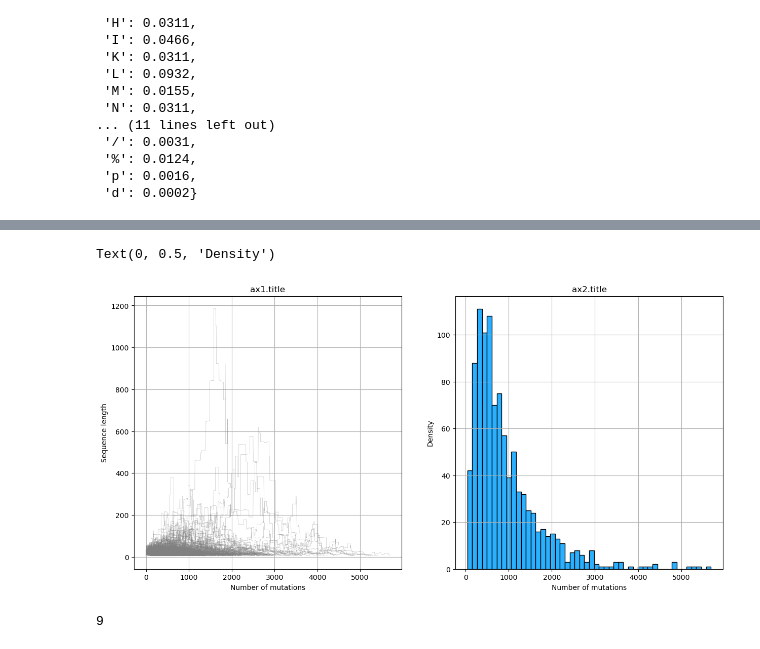
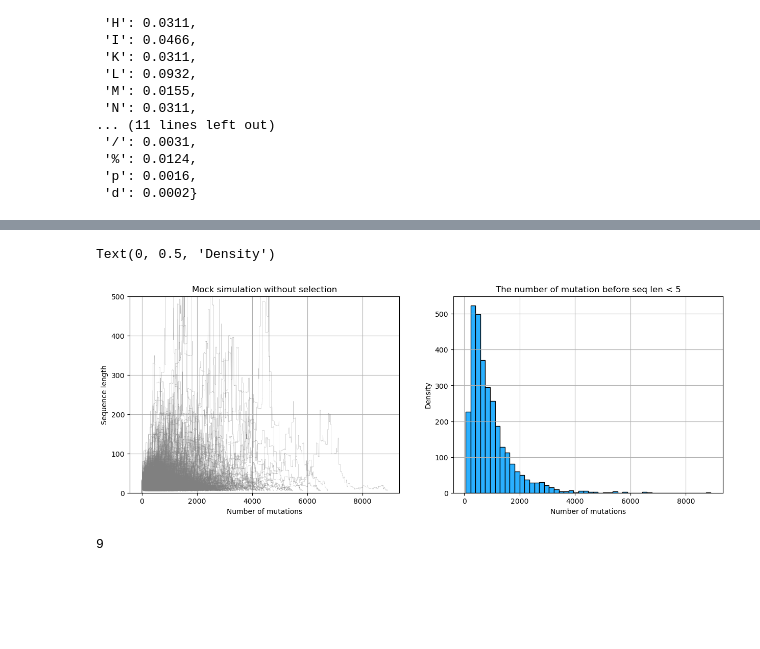
Before and after one commit to sahakyanhk/pfes, a Jupyter notebook: jupyter/ratetest.ipynb, the cells around one changed output, grey strips where cells are left out. Cells and saved outputs as stored; diff of their text form; code cells hidden in the pictures; blank space fills up the shorter version.

```diff
--- a/jupyter/ratetest.ipynb
+++ b/jupyter/ratetest.ipynb
@@ -51,39 +51,39 @@ def ratetest(l):
         seq = evolver.mutate(seq)[0]
         x.append(len(seq))
         if len(seq) < 6:
             #print(f'too short after {i} steps')
             break
     return x , len(x)
 
 
 n_cycles = []
 len_xs = []
 xs = []
 fig, ax = plt.subplots(1,2)
-fig.set_size_inches(15, 7)
+fig.set_size_inches(15, 5)
 
 
-for i in tqdm(range(1000)):
+for i in tqdm(range(3000)):
     x, len_x = ratetest(24)
     n_cycles.append(len_x)
     xs.append(x)
     len_xs = [len(x)]
     ax[0].plot(x, '-', color='grey', linewidth=0.2)
     ax[0].grid(True, which="both")
-#ax[0].set_ylim([0,100])
+ax[0].set_ylim([0,500])
 ax[1].hist(n_cycles, bins=50, facecolor = '#2ab0ff', edgecolor='black', linewidth=1)
 ax[1].grid(True, which="both")
 
 
-ax[0].set_title('ax1.title')
-ax[1].set_title('ax2.title')
+ax[0].set_title('Mock simulation without selection')
+ax[1].set_title('The number of mutation before seq len < 5')
 ax[0].set_xlabel('Number of mutations')
 ax[1].set_xlabel('Number of mutations')
 ax[0].set_ylabel('Sequence length')
 ax[1].set_ylabel('Density')
 # %% [output]
 Text(0, 0.5, 'Density')
-[figure, old version]
+[figure, new version]
 # %%
 round(np.random.normal(10))
 # %% [output]
```
Also changed, not shown: parts of 2 cells of this notebook, 3 other files.
